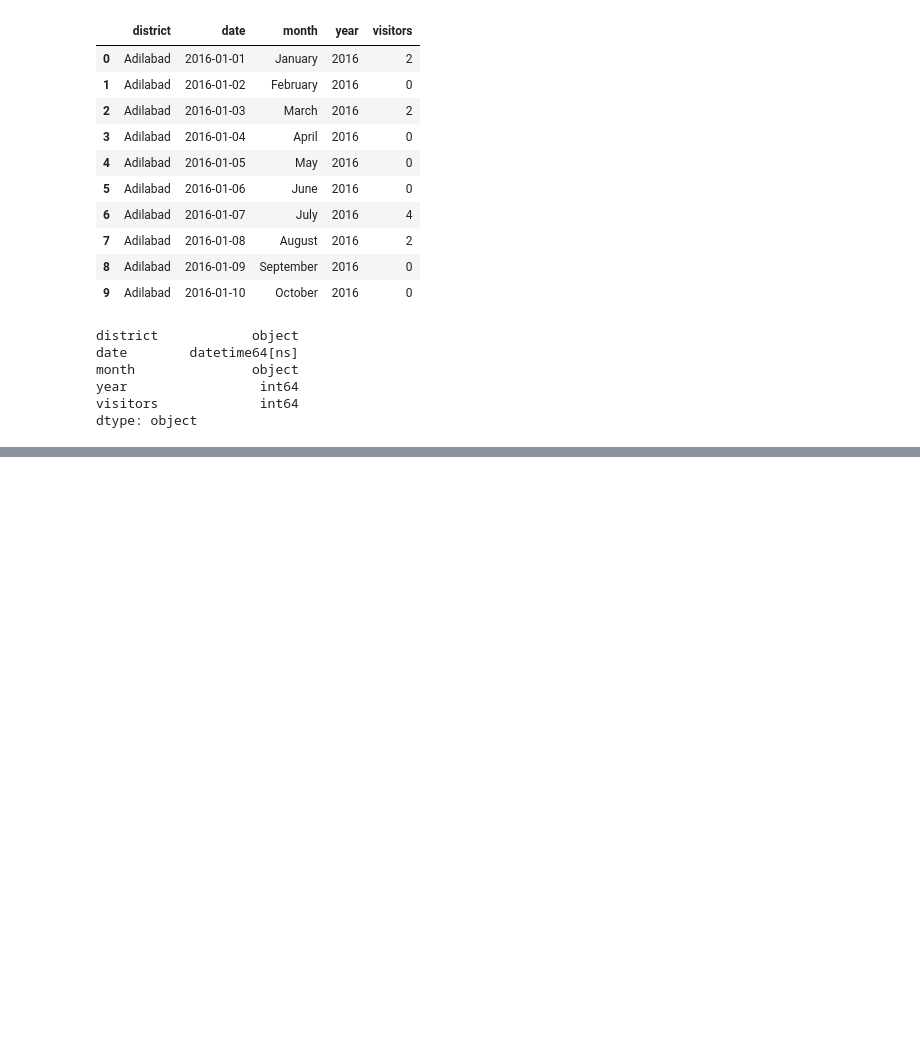
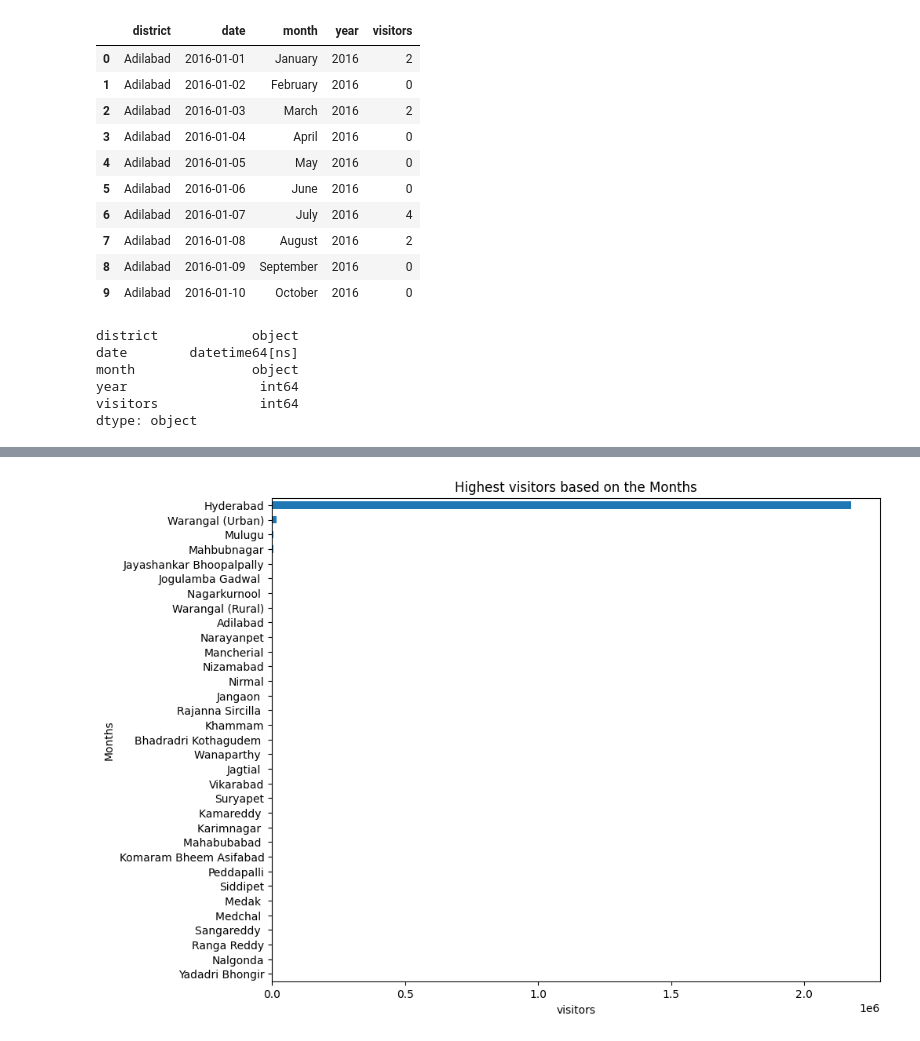
Before and after one commit to PRANAY1258/Telangana_tourism-EDA-, a Jupyter notebook: Telangana_tourism_data.ipynb, the cells around one changed output, grey strips where cells are left out. Cells and saved outputs as stored; diff of their text form; code cells hidden in the pictures; blank space fills up the shorter version.

```diff
--- a/Telangana_tourism_data.ipynb
+++ b/Telangana_tourism_data.ipynb
@@ -254,0 +306,9 @@ data = pd.concat([df1, df2], axis=1)
+# %%
+plt.figure(figsize=(10,8))
+(df2.groupby('foreign_district')['foreign_visitors'].mean()*100).sort_values().plot(kind = 'barh')
+plt.title('Highest visitors based on the Months')
+plt.xlabel('visitors')
+plt.ylabel('Months')
+plt.show()
+# %% [output]
+[figure, added]
```
Also changed, not shown: parts of 36 cells of this notebook.
